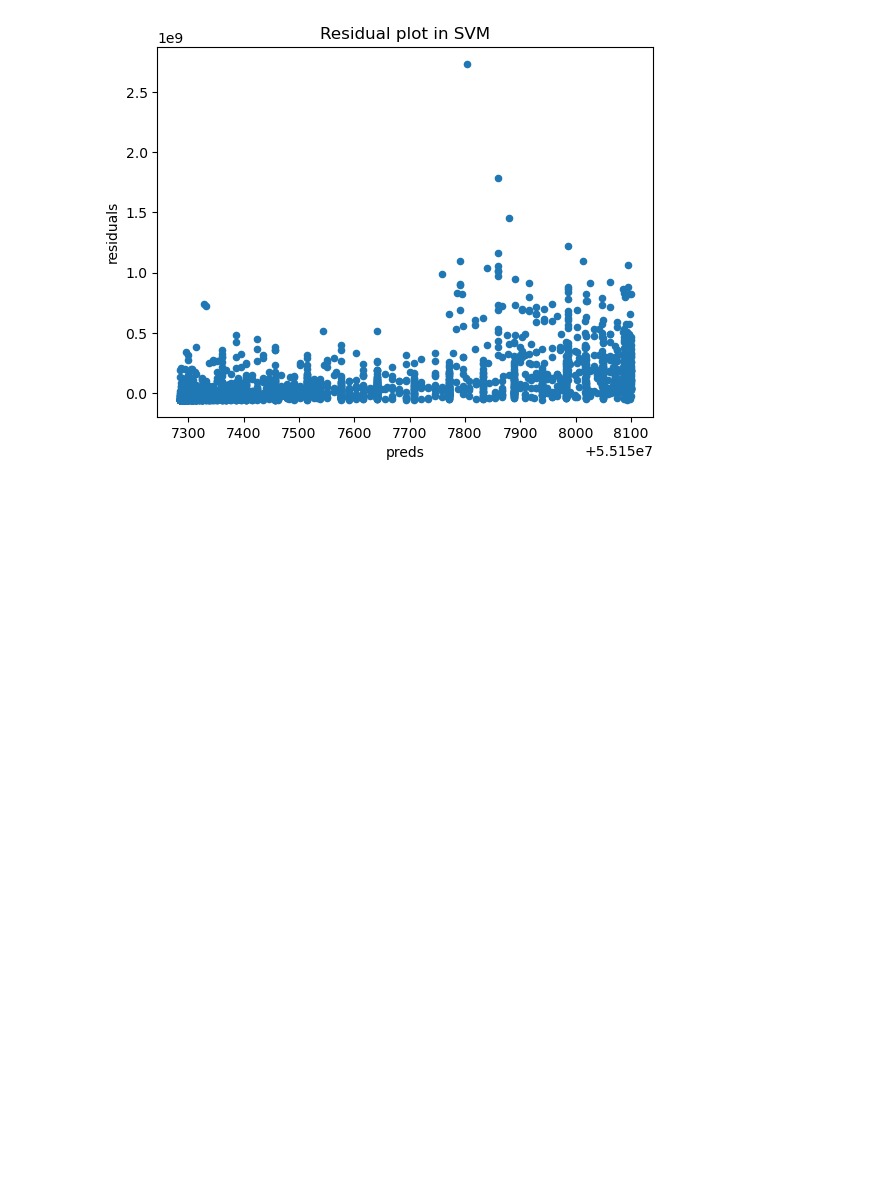
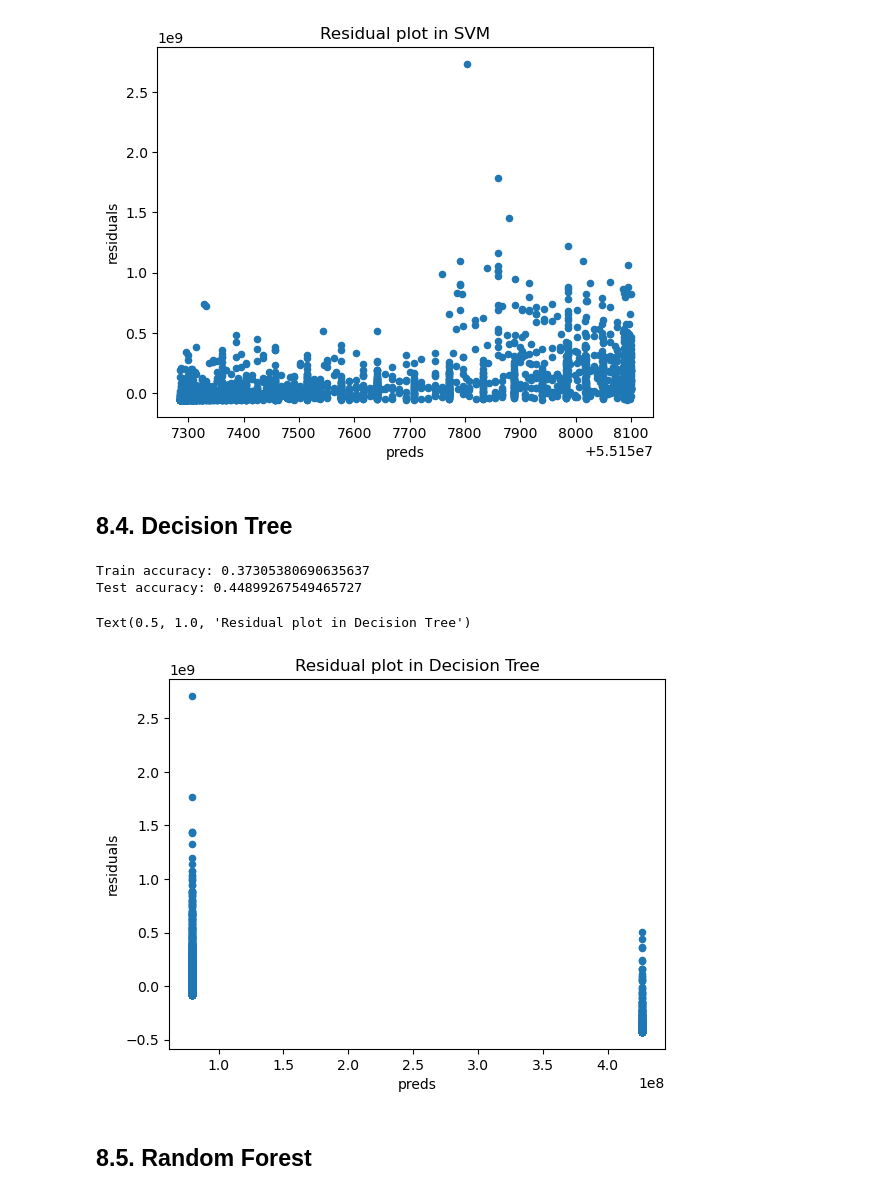
Before and after one commit to JoyceHuangEC/ORIE5741_project, a Jupyter notebook: tmdb.ipynb, the cells around one changed output. Cells and saved outputs as stored; diff of their text form; code cells hidden in the pictures; blank space fills up the shorter version.

Commit message:
added decision tree, random forest

```diff
--- a/tmdb.ipynb
+++ b/tmdb.ipynb
@@ -515,3 +529,32 @@ plt.title("Residual plot in SVM")
 # %% [output]
 Text(0.5, 1.0, 'Residual plot in SVM')
 [figure]
+# %% [markdown]
+## 8.4. Decision Tree
+# %%
+from sklearn import tree
+model_tree = tree.DecisionTreeRegressor(max_depth=1)
+model_tree.fit(train_vals, train_y)
+
+train_preds_tree = model_tree.predict(train_vals)
+test_preds_tree = model_tree.predict(test_vals)
+
+acc_train_tree = metrics.r2_score(train_y, train_preds_tree)
+acc_test_tree = metrics.r2_score(test_y, test_preds_tree)
+
+# Print the accuracy score
+print("Train accuracy:", acc_train_tree)
+print("Test accuracy:", acc_test_tree)
+# %% [output]
+Train accuracy: 0.37305380690635637
+Test accuracy: 0.44899267549465727
+# %%
+preds_tree = pd.DataFrame({"preds": train_preds_tree, "true": train_y})
+preds_tree["residuals"] = preds_tree["true"] - preds_tree["preds"]
+preds_tree.plot(x = "preds", y = "residuals", kind = "scatter")
+plt.title("Residual plot in Decision Tree")
+# %% [output]
+Text(0.5, 1.0, 'Residual plot in Decision Tree')
+[figure, added]
+# %% [markdown]
+## 8.5. Random Forest
```
Also changed, not shown: parts of 8 cells of this notebook.
